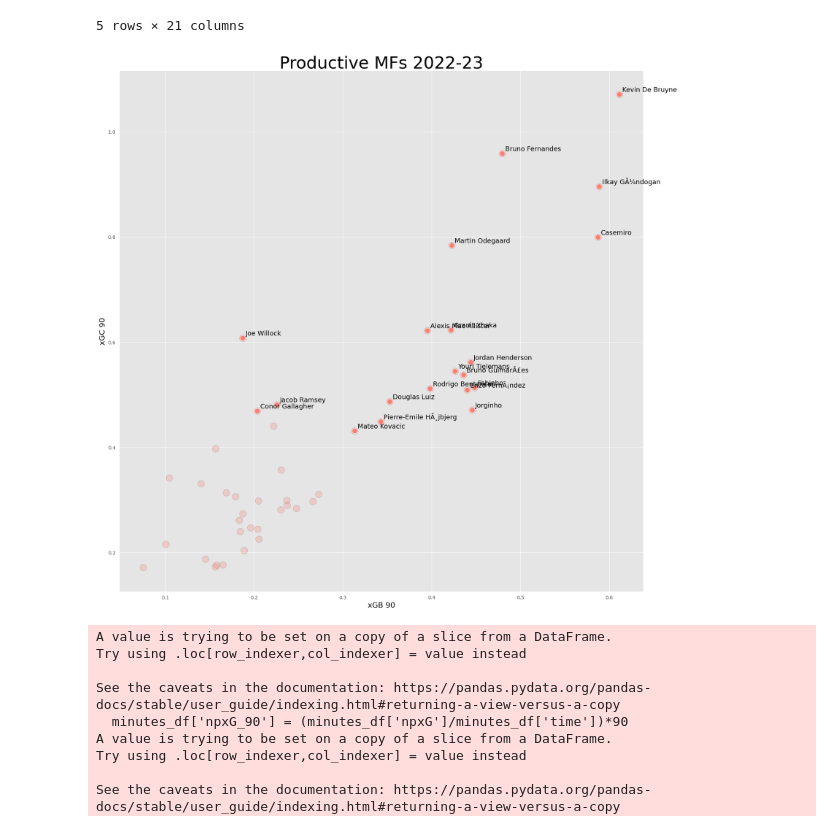
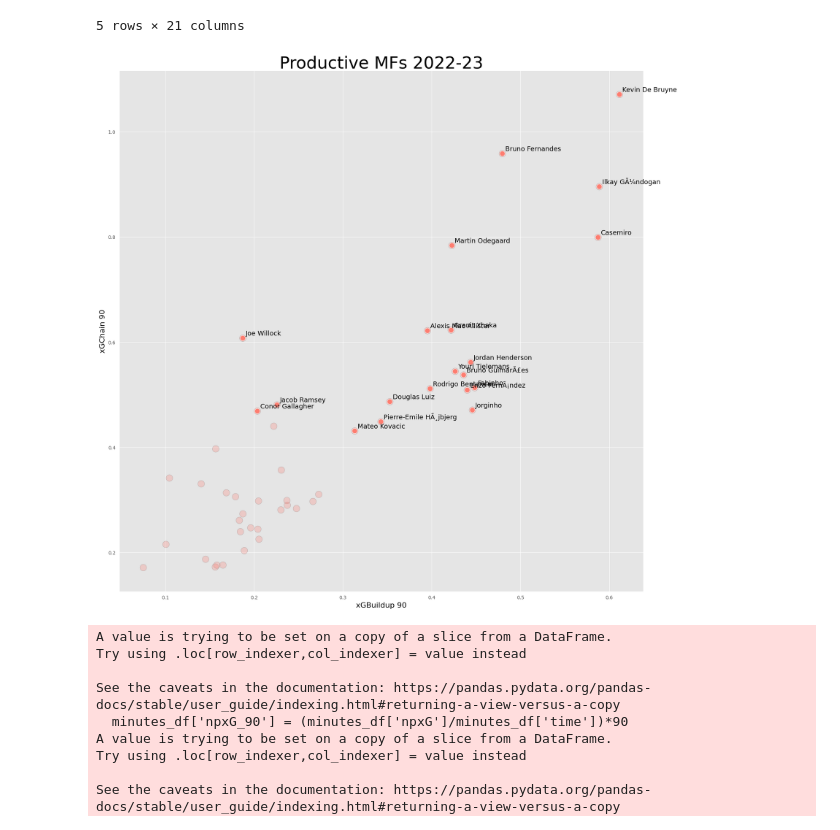
Before and after one commit to ViktorAgren/Fantasy-Premier-League, a Jupyter notebook: EOS-analysis.ipynb, the cells around one changed output. Saved outputs shown, nothing was run; the diff lists cells and outputs as text; code cells hidden in the pictures.

```diff
--- a/EOS-analysis.ipynb
+++ b/EOS-analysis.ipynb
@@ -180,13 +180,13 @@ def color_array(pos_array):
     color_arr = []
     for i in range(len(pos_array)):
         if pos_array[i] in ['F', 'F S']:
-            color_arr.append('gold')
+            color_arr.append('r')
         elif pos_array[i] in ['F M S', 'F M'] :
-            color_arr.append('dodgerblue')
+            color_arr.append('b')
         elif pos_array[i] in ['M', 'M S']:
-            color_arr.append('xkcd:salmon')
+            color_arr.append('g')
         else:
-            color_arr.append('lawngreen')
+            color_arr.append('y')
     return np.array(color_arr)
 # %%
 plt.style.use("ggplot")
@@ -376,36 +384,36 @@ selected = []
 k = 0
 for x,y,lbl in zip(minutes_df['xGB_90'].values , minutes_df['xGC_90'].values, minutes_df['player_name']):
     # this method is called for each point
     if ratio_perc(x,y):
         selected.append(k)
         plt.annotate(lbl, # this is the text
                      (x,y), # this is the point to label
                      textcoords="offset points", # how to position the text
                      xytext=(6,6), # distance from text to points (x,y)
                      ha='left',
                      fontsize=14,
                      c='black'
                     ) # horizontal alignment can be left, right or center
     k+=1
 
 ##highlight certain selected points
 sel_ind = np.array(selected) ##select certain indices
 sel_x = xs[sel_ind]
 sel_y = ys[sel_ind]
 sel_cols = colors[sel_ind]
 ax.scatter(sel_x, sel_y, s=120,c=sel_cols , alpha=.95, ec="white", linewidth=.6,) ##changed the alpha and removed the hatch for a more focused appearance
 
 
 
 ##axes cosmetics
 ax.spines["top"].set_visible(False)
 ax.spines["right"].set_visible(False)
 ax.tick_params(axis="both", which = "both", size=5, bottom=False, top=False, labelbottom=True, right=False, labelright=False, left=False, labelleft=True, labeltop=False)
-ax.set_xlabel('xGB 90', color='black', size = 16)
-ax.set_ylabel('xGC 90', color='black', size = 16)
+ax.set_xlabel('xGBuildup 90', color='black', size = 16)
+ax.set_ylabel('xGChain 90', color='black', size = 16)
 plt.show()
 # %% [output]
-[figure, old version]
+[figure, new version]
 # %%
 minutes_df = df[df['time'] > 1500]
 minutes_df['npxG_90'] = (minutes_df['npxG']/minutes_df['time'])*90
```
Also changed, not shown: parts of 7 cells of this notebook.
